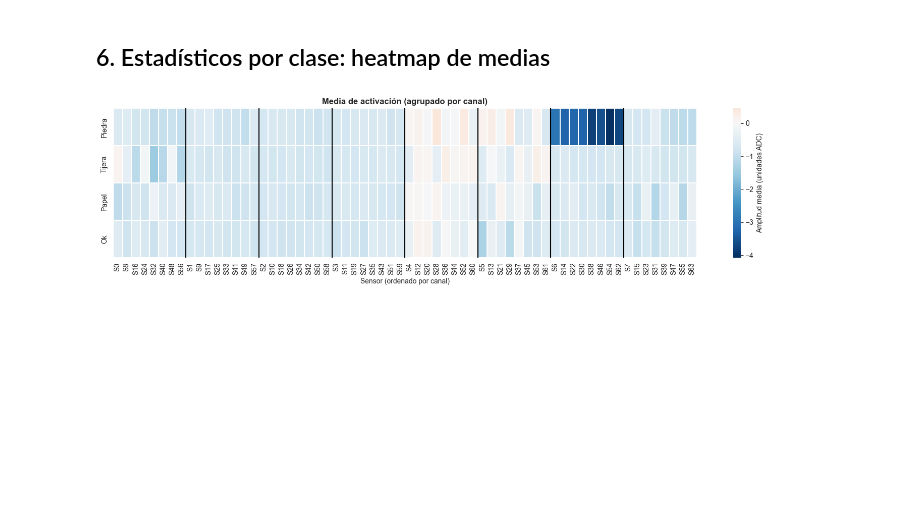
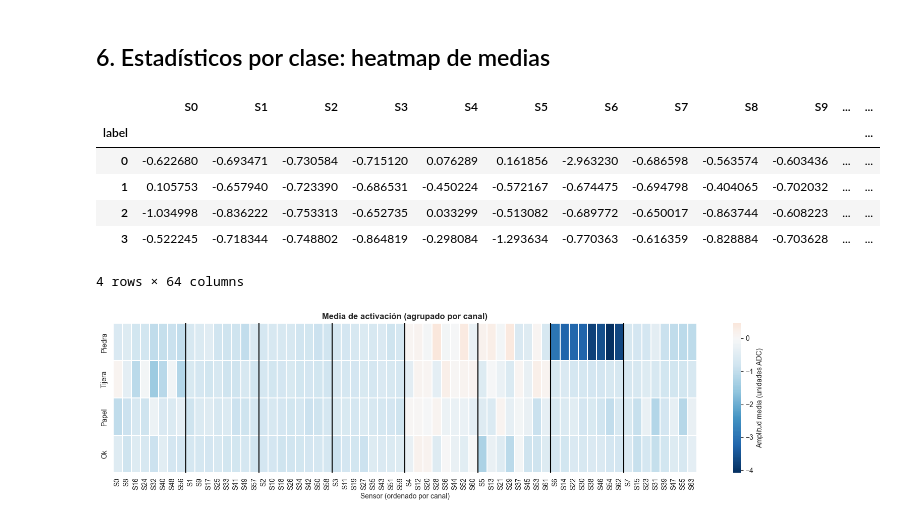
Before and after one commit to jfpm10-ua/Proyecto-AA-EMG_sensors, a Jupyter notebook: eda.ipynb, the cells around one changed output. Drawn from its saved outputs; the diff is of its cells as text; code cells hidden in the pictures; blank space fills up the shorter version.

```diff
--- a/eda.ipynb
+++ b/eda.ipynb
@@ -168,6 +168,16 @@ plt.show() if VER_PLOTS else plt.close()
 [figure]
 # %% [markdown]
 ## 6. Estadísticos por clase: heatmap de medias
+# %%
+df.groupby('label')[sensor_cols].mean()
+# %% [output]
+|  | S0 | S1 | S2 | S3 | S4 | S5 | S6 | S7 | S8 | S9 | ... | ... |
+| label |  |  |  |  |  |  |  |  |  |  |  | ... |
+| 0 | -0.622680 | -0.693471 | -0.730584 | -0.715120 | 0.076289 | 0.161856 | -2.963230 | -0.686598 | -0.563574 | -0.603436 | ... | ... |
+| 1 | 0.105753 | -0.657940 | -0.723390 | -0.686531 | -0.450224 | -0.572167 | -0.674475 | -0.694798 | -0.404065 | -0.702032 | ... | ... |
+| 2 | -1.034998 | -0.836222 | -0.753313 | -0.652735 | 0.033299 | -0.513082 | -0.689772 | -0.650017 | -0.863744 | -0.608223 | ... | ... |
+| 3 | -0.522245 | -0.718344 | -0.748802 | -0.864819 | -0.298084 | -1.293634 | -0.770363 | -0.616359 | -0.828884 | -0.703628 | ... | ... |
+4 rows × 64 columns
 # %%
 medias_por_clase = df.groupby('label')[sensor_cols].mean()
 medias_por_clase.index = [NOMBRES[i] for i in medias_por_clase.index] # poner como índice piedra, ok, etc
```
Also changed, not shown: parts of 1 cell of this notebook, 4 other files.
